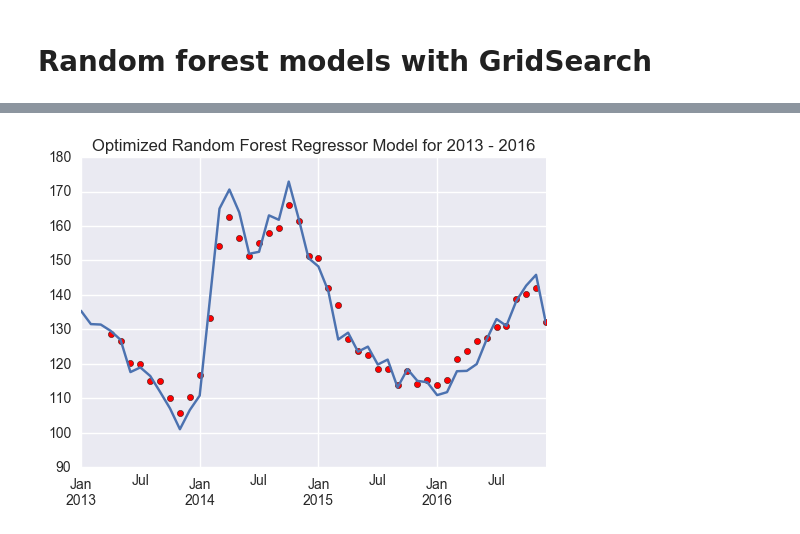
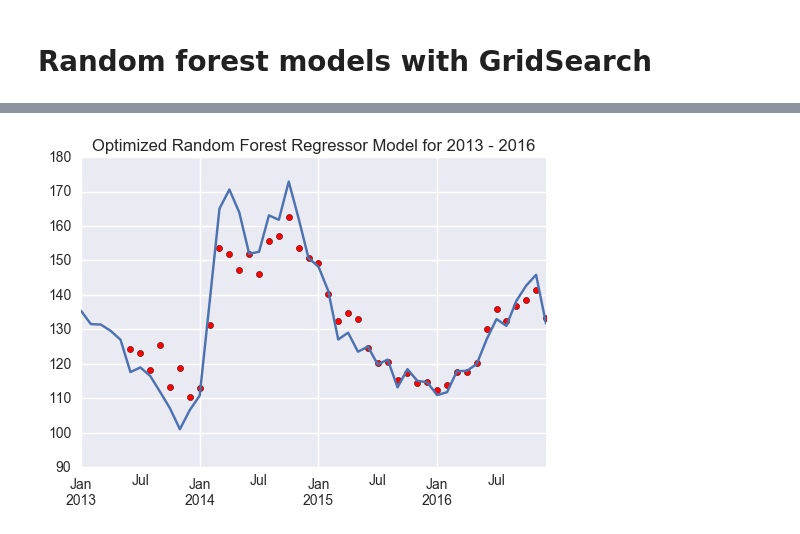
Before and after one commit to mohsseha/DSI-BOS-students, a Jupyter notebook: ntmitchell/capstone project/modeling.ipynb, the cells around one changed output, grey strips where cells are left out. Saved outputs shown, nothing was run; the diff lists cells and outputs as text; code cells hidden in the pictures.

```diff
--- a/ntmitchell/capstone project/modeling.ipynb
+++ b/ntmitchell/capstone project/modeling.ipynb
@@ -35,7 +35,7 @@ for category in ICO_categories:
     master_dataframe = pd.concat([master_dataframe, temp_df], axis = 1)
 
 # Import ICO composite indicator index data
-ICO_composite_indicator = ICO_Composite_Indicator().ICO_indicator_data[["ICO Composite Indicator"]].shift()
+ICO_composite_indicator = ICO_Composite_Indicator().ICO_indicator_data[["ICO Composite Indicator"]]
 
 # Import temperature data
 temperature = Temperature_Data()
@@ -292,7 +297,7 @@ plt.show()
 # Random forest models with GridSearch
 # %%
 def optimized_random_forest_regression_model(dataframe, show_all_predictions = False):
-    months_offset = 3
+    months_offset = 5
     X = dataframe.drop("ICO Composite Indicator", axis = 1).iloc[0:-months_offset]
     y = dataframe.ix[months_offset:, "ICO Composite Indicator"]
 
@@ -399,10 +404,10 @@ Classification prediction for 12-31-2016: 0.880 chance of increase
 # %%
 test_dataframe.iloc[-48:, 0].plot()
-plt.scatter(x = test_dataframe.iloc[-48:, 0].index.shift(3), y = random_forest_regressor.predict(test_dataframe.iloc[-48:, 1:]), c = 'r')
+plt.scatter(x = test_dataframe.iloc[-48:, 0].index.shift(5), y = random_forest_regressor.predict(test_dataframe.iloc[-48:, 1:]), c = 'r')
 plt.title("Optimized Random Forest Regressor Model for 2013 - 2016")
 plt.show()
 # %% [output]
-[figure, old version]
+[figure, new version]
 # %%
 random_forest_classifier.predict_proba(test_dataframe.iloc[-48:, 1:])[:, 1]
 # %% [output]
```
Also changed, not shown: parts of 16 cells of this notebook, 2 other files.
